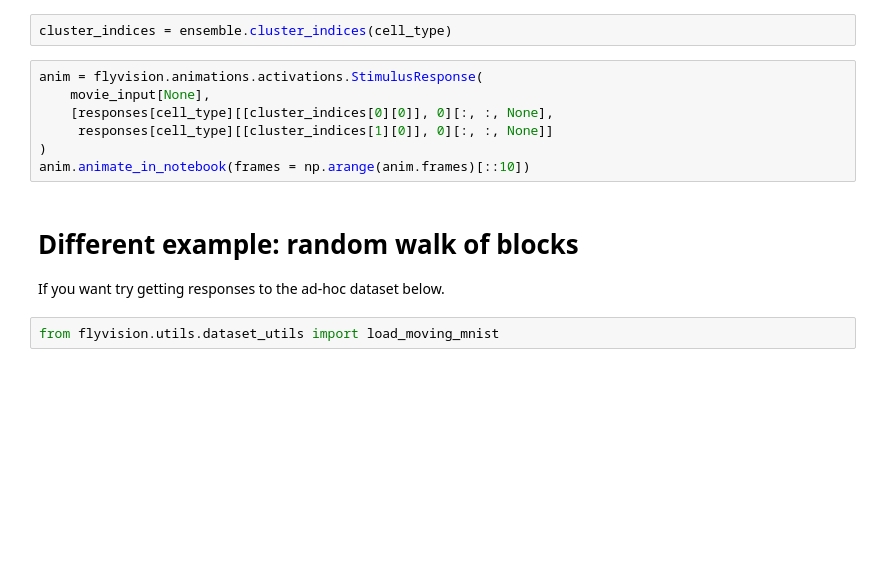
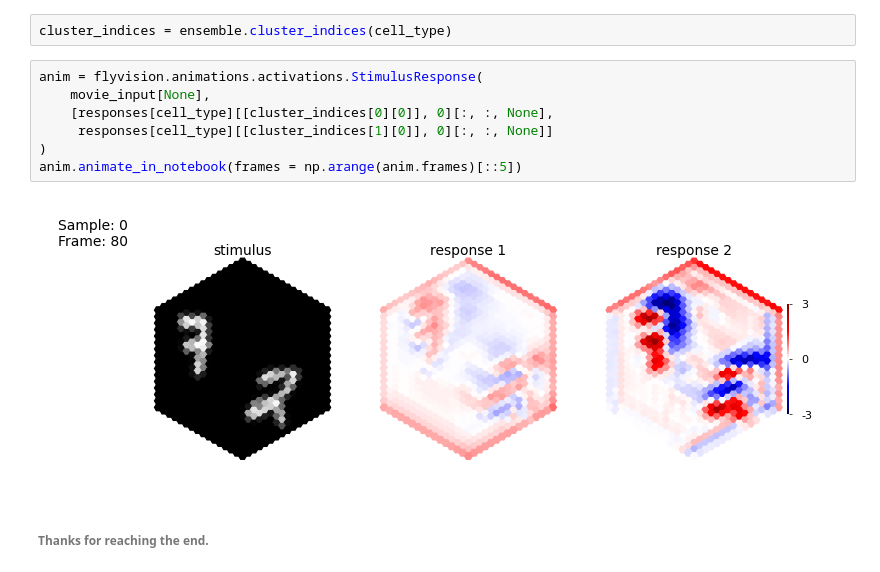
Before and after one commit to TuragaLab/flyvis, a Jupyter notebook: examples/07_flyvision_providing_custom_stimuli.ipynb, the cells around one changed output. Drawn from its saved outputs; the diff is of its cells as text; blank space fills up the shorter version.

```diff
--- a/examples/07_flyvision_providing_custom_stimuli.ipynb
+++ b/examples/07_flyvision_providing_custom_stimuli.ipynb
@@ -707,12 +708,11 @@ cluster_indices = ensemble.cluster_indices(cell_type)
 # %%
 anim = flyvision.animations.activations.StimulusResponse(
     movie_input[None],
     [responses[cell_type][[cluster_indices[0][0]], 0][:, :, None],
      responses[cell_type][[cluster_indices[1][0]], 0][:, :, None]]
 )
-anim.animate_in_notebook(frames = np.arange(anim.frames)[::10])
+anim.animate_in_notebook(frames = np.arange(anim.frames)[::5])
+# %% [output]
+[figure, added]
 # %% [markdown]
-# Different example: random walk of blocks
-If you want try getting responses to the ad-hoc dataset below.
+###### Thanks for reaching the end.
-# %%
-from flyvision.utils.dataset_utils import load_moving_mnist
```
Also changed, not shown: parts of 36 cells of this notebook.
